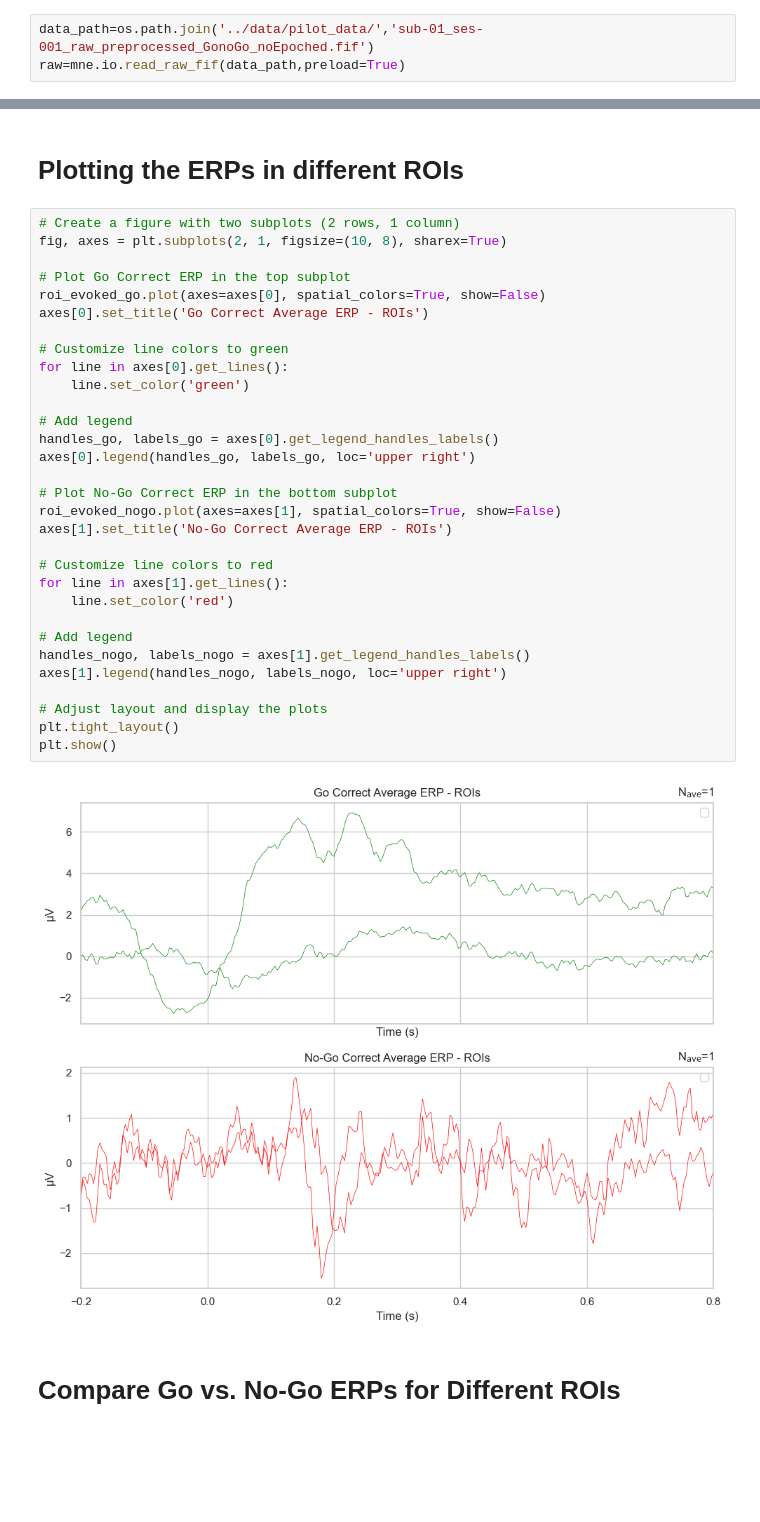
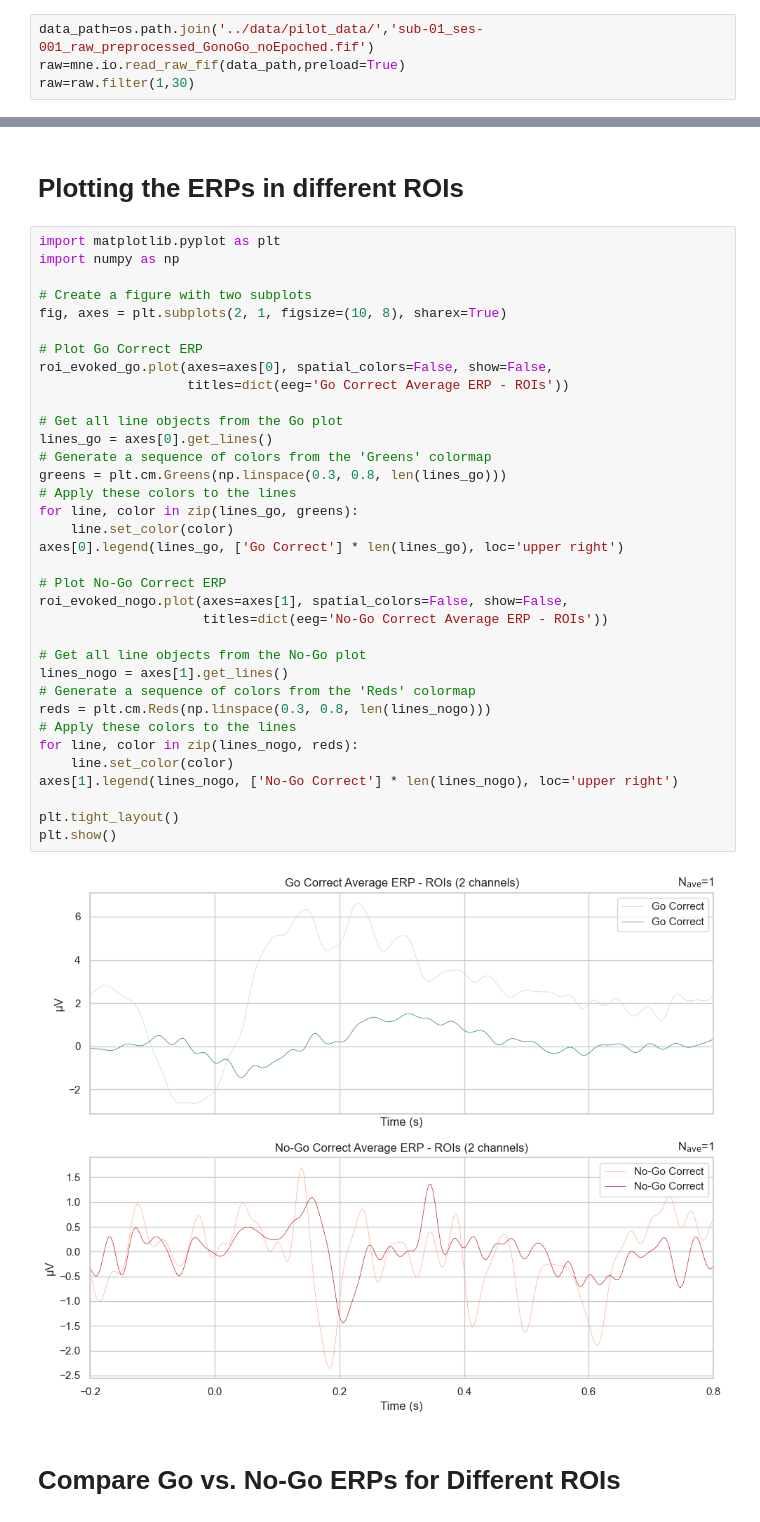
Before and after one commit to hyruuk/neurotheque_pilots, a Jupyter notebook: analysis_gonogo.ipynb, the cells around one changed output, grey strips where cells are left out. Drawn from its saved outputs; the diff is of its cells as text; blank space fills up the shorter version.

```diff
--- a/analysis_gonogo.ipynb
+++ b/analysis_gonogo.ipynb
@@ -12,5 +12,6 @@ sns.set(style='whitegrid')
 # %%
 data_path=os.path.join('../data/pilot_data/','sub-01_ses-001_raw_preprocessed_GonoGo_noEpoched.fif')
 raw=mne.io.read_raw_fif(data_path,preload=True)
+raw=raw.filter(1,30)
 # %% [output]
 Opening raw data file ../data/pilot_data/sub-01_ses-001_raw_preprocessed_GonoGo_noEpoched.fif...
@@ -159,38 +174,42 @@ Virtual ROI channels for NoGo_Correct: ['Middle_ROI', 'Back_ROI']
 # %% [markdown]
 # Plotting the ERPs in different ROIs
 # %%
-# Create a figure with two subplots (2 rows, 1 column)
+import matplotlib.pyplot as plt
+import numpy as np
+
+# Create a figure with two subplots
 fig, axes = plt.subplots(2, 1, figsize=(10, 8), sharex=True)
 
-# Plot Go Correct ERP in the top subplot
-roi_evoked_go.plot(axes=axes[0], spatial_colors=True, show=False)
-axes[0].set_title('Go Correct Average ERP - ROIs')
+# Plot Go Correct ERP
+roi_evoked_go.plot(axes=axes[0], spatial_colors=False, show=False,
+                   titles=dict(eeg='Go Correct Average ERP - ROIs'))
 
-# Customize line colors to green
-for line in axes[0].get_lines():
-    line.set_color('green')
+# Get all line objects from the Go plot
+lines_go = axes[0].get_lines()
+# Generate a sequence of colors from the 'Greens' colormap
+greens = plt.cm.Greens(np.linspace(0.3, 0.8, len(lines_go)))
+# Apply these colors to the lines
+for line, color in zip(lines_go, greens):
+    line.set_color(color)
+axes[0].legend(lines_go, ['Go Correct'] * len(lines_go), loc='upper right')
 
-# Add legend
-handles_go, labels_go = axes[0].get_legend_handles_labels()
-axes[0].legend(handles_go, labels_go, loc='upper right')
+# Plot No-Go Correct ERP
+roi_evoked_nogo.plot(axes=axes[1], spatial_colors=False, show=False,
+                     titles=dict(eeg='No-Go Correct Average ERP - ROIs'))
 
-# Plot No-Go Correct ERP in the bottom subplot
-roi_evoked_nogo.plot(axes=axes[1], spatial_colors=True, show=False)
-axes[1].set_title('No-Go Correct Average ERP - ROIs')
+# Get all line objects from the No-Go plot
+lines_nogo = axes[1].get_lines()
+# Generate a sequence of colors from the 'Reds' colormap
+reds = plt.cm.Reds(np.linspace(0.3, 0.8, len(lines_nogo)))
+# Apply these colors to the lines
+for line, color in zip(lines_nogo, reds):
+    line.set_color(color)
+axes[1].legend(lines_nogo, ['No-Go Correct'] * len(lines_nogo), loc='upper right')
 
-# Customize line colors to red
-for line in axes[1].get_lines():
-    line.set_color('red')
-
-# Add legend
-handles_nogo, labels_nogo = axes[1].get_legend_handles_labels()
-axes[1].legend(handles_nogo, labels_nogo, loc='upper right')
-
-# Adjust layout and display the plots
 plt.tight_layout()
 plt.show()
 # %% [output]
-[figure, old version]
+[figure, new version]
 # %% [markdown]
 # Compare Go vs. No-Go ERPs for Different ROIs
 # %%
```
Also changed, not shown: parts of 4 cells of this notebook, 1 other file.
